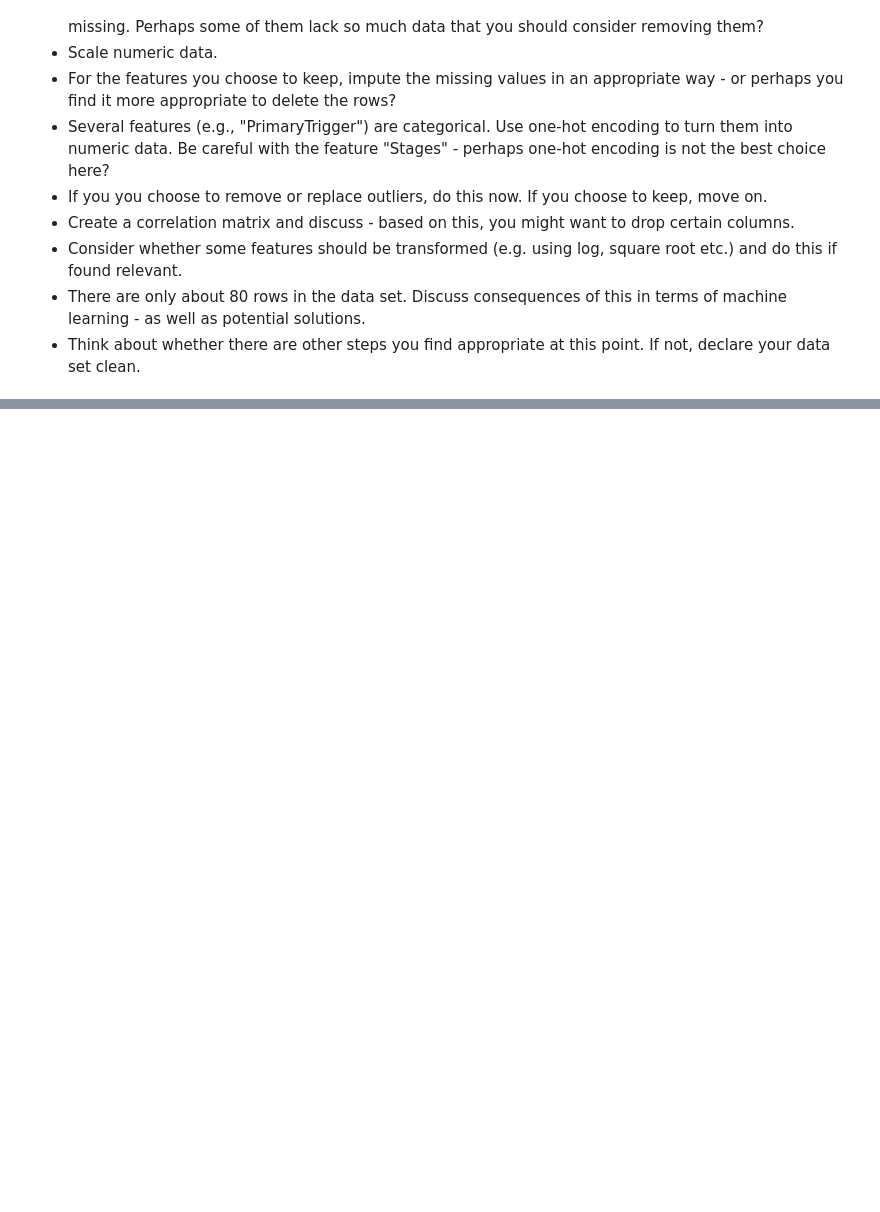
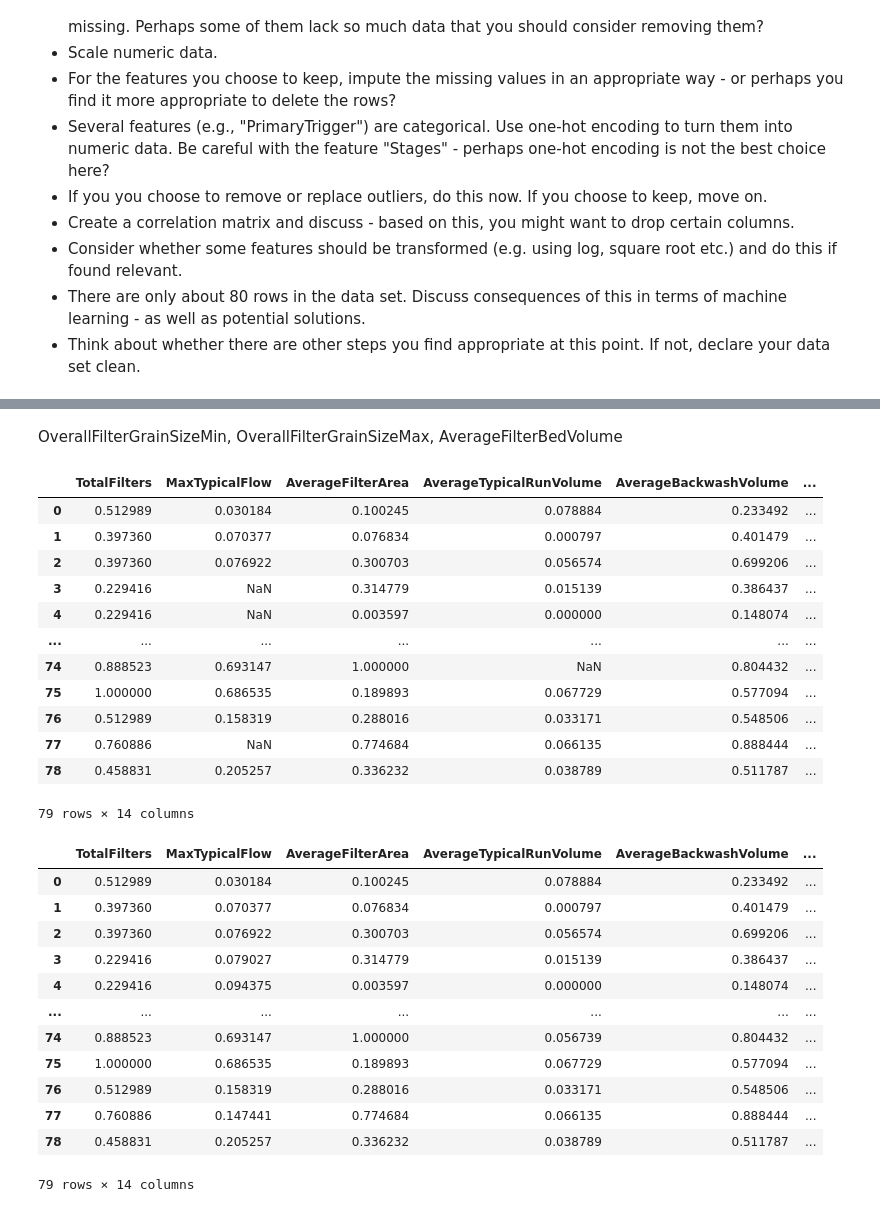
Before and after one commit to MAL-flowdemort/assignment_3, a Jupyter notebook: Preprocessing - Water treatment plants.ipynb, the cells around one changed output, grey strips where cells are left out. Saved outputs shown, nothing was run; the diff lists cells and outputs as text; code cells hidden in the pictures; blank space fills up the shorter version.

```diff
--- a/Preprocessing - Water treatment plants.ipynb
+++ b/Preprocessing - Water treatment plants.ipynb
@@ -56,0 +116,40 @@ please provide us feedback at https://github.com/pandas-dev/pandas/issues/54466
+# %% [markdown]
+
+
+OverallFilterGrainSizeMin, OverallFilterGrainSizeMax, AverageFilterBedVolume
+# %%
+# maybe we should not use K-NN imputing because of the outliers in the dataset
+
+imputer = KNNImputer(n_neighbors=3)
+imputed = imputer.fit_transform(standard_df)
+df_imputed = pd.DataFrame(imputed, columns=standard_df.columns)
+
+display(standard_df)
+display(df_imputed)
+# %% [output]
+|  | TotalFilters | MaxTypicalFlow | AverageFilterArea | AverageTypicalRunVolume | AverageBackwashVolume | ... |
+| 0 | 0.512989 | 0.030184 | 0.100245 | 0.078884 | 0.233492 | ... |
+| 1 | 0.397360 | 0.070377 | 0.076834 | 0.000797 | 0.401479 | ... |
+| 2 | 0.397360 | 0.076922 | 0.300703 | 0.056574 | 0.699206 | ... |
+| 3 | 0.229416 | NaN | 0.314779 | 0.015139 | 0.386437 | ... |
+| 4 | 0.229416 | NaN | 0.003597 | 0.000000 | 0.148074 | ... |
+| ... | ... | ... | ... | ... | ... | ... |
+| 74 | 0.888523 | 0.693147 | 1.000000 | NaN | 0.804432 | ... |
+| 75 | 1.000000 | 0.686535 | 0.189893 | 0.067729 | 0.577094 | ... |
+| 76 | 0.512989 | 0.158319 | 0.288016 | 0.033171 | 0.548506 | ... |
+| 77 | 0.760886 | NaN | 0.774684 | 0.066135 | 0.888444 | ... |
+| 78 | 0.458831 | 0.205257 | 0.336232 | 0.038789 | 0.511787 | ... |
+79 rows × 14 columns
+|  | TotalFilters | MaxTypicalFlow | AverageFilterArea | AverageTypicalRunVolume | AverageBackwashVolume | ... |
+| 0 | 0.512989 | 0.030184 | 0.100245 | 0.078884 | 0.233492 | ... |
+| 1 | 0.397360 | 0.070377 | 0.076834 | 0.000797 | 0.401479 | ... |
+| 2 | 0.397360 | 0.076922 | 0.300703 | 0.056574 | 0.699206 | ... |
+| 3 | 0.229416 | 0.079027 | 0.314779 | 0.015139 | 0.386437 | ... |
+| 4 | 0.229416 | 0.094375 | 0.003597 | 0.000000 | 0.148074 | ... |
+| ... | ... | ... | ... | ... | ... | ... |
+| 74 | 0.888523 | 0.693147 | 1.000000 | 0.056739 | 0.804432 | ... |
+| 75 | 1.000000 | 0.686535 | 0.189893 | 0.067729 | 0.577094 | ... |
+| 76 | 0.512989 | 0.158319 | 0.288016 | 0.033171 | 0.548506 | ... |
+| 77 | 0.760886 | 0.147441 | 0.774684 | 0.066135 | 0.888444 | ... |
+| 78 | 0.458831 | 0.205257 | 0.336232 | 0.038789 | 0.511787 | ... |
+79 rows × 14 columns
```
Also changed, not shown: parts of 6 cells of this notebook, 1 other file.
